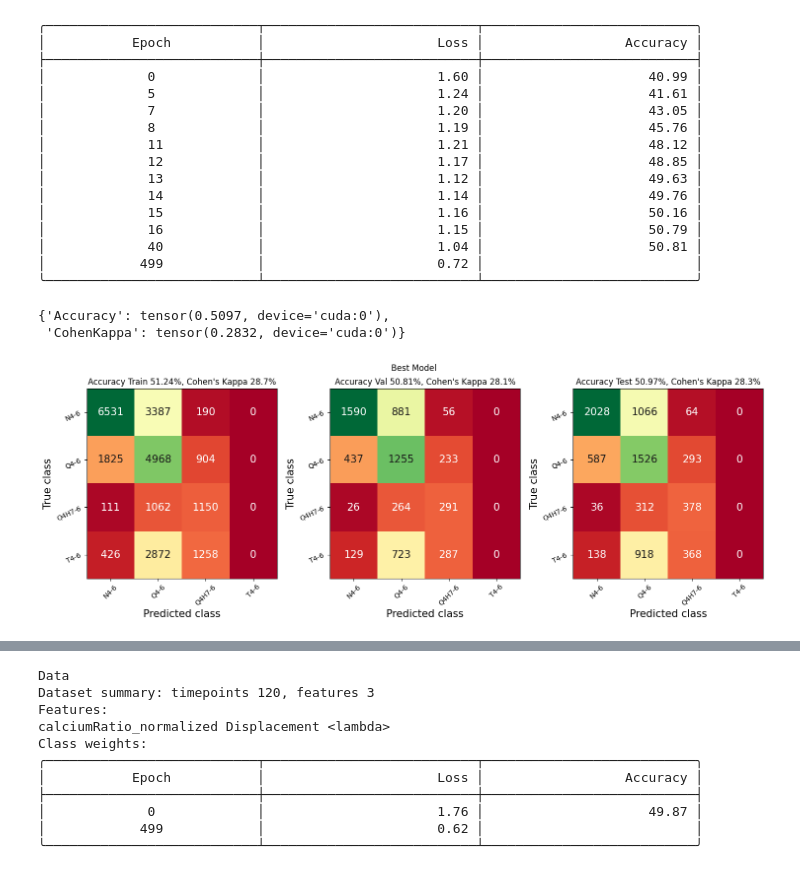
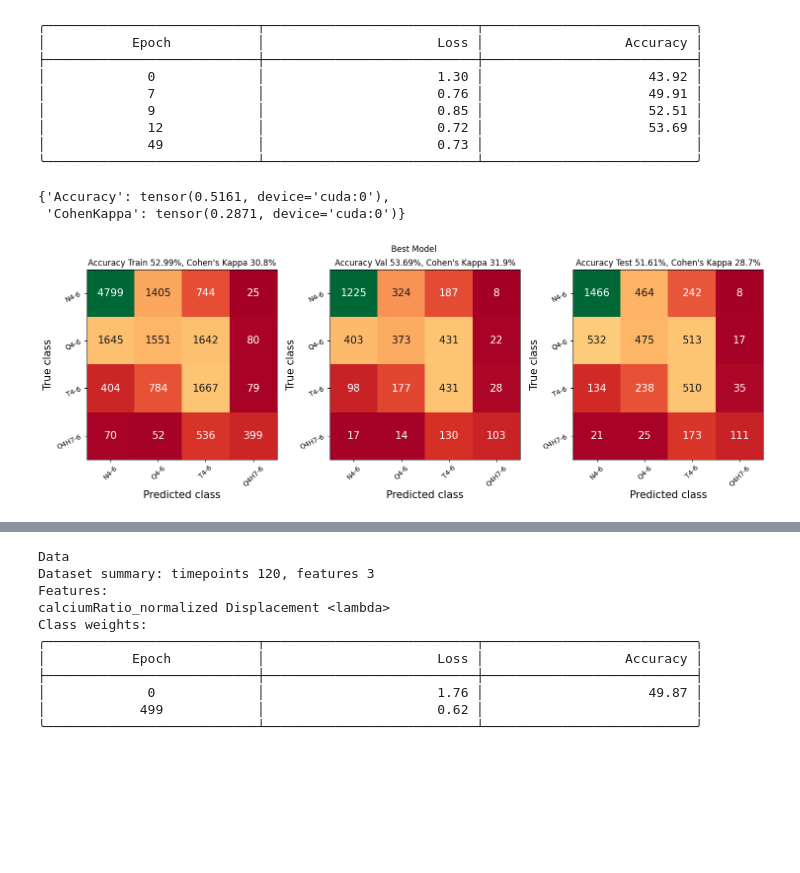
Before and after one commit to ClementPla/PycalcActivation, a Jupyter notebook: notebooks/testRegresser.ipynb, the cells around one changed output, grey strips where cells are left out. Saved outputs shown, nothing was run; the diff lists cells and outputs as text; code cells hidden in the pictures; blank space fills up the shorter version.

```diff
--- a/notebooks/testRegresser.ipynb
+++ b/notebooks/testRegresser.ipynb
@@ -98,8 +98,8 @@ from pathlib import Path
 from PycalcAct.myCustomCriterion import myCustomCriterion
 _ = torch.manual_seed(1234)
 
-# dataFolder = "//Hmr_lymph/d/SebastienThis/CalciumPredictions/Ca2-Analysis_McGill/prediction/agAffinity/datasets/trainingData/"
-dataFolder = "D:/Ca2-Analysis_McGill/prediction/agAffinity/datasets/trainingData/"
+dataFolder = "//Hmr_lymph/d/SebastienThis/CalciumPredictions/Ca2-Analysis_McGill/prediction/agAffinity/datasets/trainingData/"
+# dataFolder = "D:/Ca2-Analysis_McGill/prediction/agAffinity/datasets/trainingData/"
 
 csv_path=[dataFolder + "legend.csv", dataFolder+"calciumRatio_normalized.csv"]
 csv_pos_path = dataFolder + "position.csv"
@@ -111,7 +111,8 @@ dataset2 = Dataset(
     remove_mean=False,
     replace_nan_by_min = True,
     customFilter = False,
-    is_regression = True
+    is_regression = True,
+	augment_gt = "rand", # "rand" or "Ca"
 )
 dataset2.create_new_feature_by_operations(lambda x: np.abs(np.fft.fft(x[:, 0])))
 
@@ -130,17 +131,18 @@ model2 = MixedFCTemporalModel(
 )
 
 # Setup training
-n_epochs = 500
+
 
 trainer2 = Trainer(
     dataset2,
     model2,
     device="cuda",
-    batch_size=5000,
+    batch_size=2500,
     criterion=None,
     is_regression=True,
     use_class_weights=False,
-    regression_bounds = torch.Tensor([0.5,1.5,2.5]).to("cuda") #torch.Tensor([-12,-10,-9]).to("cuda")
+    regression_bounds_y = torch.Tensor([0.5,1.5,2.5]).to("cuda"),
+    regression_bounds_y_pred = torch.Tensor([0.5,0.8,1.7]).to("cuda"),#torch.Tensor([-12,-10,-9]).to("cuda")
 )  # You can pass your own optimizer, criterion, learning rate, weight decay and learning rate scheduler.
 
 trainer2.summary()
@@ -159,26 +172,20 @@ N4-6: 0.61 Q4-6: 0.80 Q4H7-6: 2.66 T4-6: 1.35
 # %%
+n_epochs = 50
 trainer2.train(n_epochs)
 trainer2.test("best")
 # %% [output]
 ╭───────────────────────────┬───────────────────────────┬───────────────────────────╮
 │           Epoch           │                      Loss │                  Accuracy │
 ├───────────────────────────┼───────────────────────────┼───────────────────────────┤
-│             0             │                      1.60 │                     40.99 │
-│             5             │                      1.24 │                     41.61 │
-│             7             │                      1.20 │                     43.05 │
-│             8             │                      1.19 │                     45.76 │
-│             11            │                      1.21 │                     48.12 │
-│             12            │                      1.17 │                     48.85 │
-│             13            │                      1.12 │                     49.63 │
-│             14            │                      1.14 │                     49.76 │
-│             15            │                      1.16 │                     50.16 │
-│             16            │                      1.15 │                     50.79 │
-│             40            │                      1.04 │                     50.81 │
-│            499            │                      0.72 │                           │
+│             0             │                      1.30 │                     43.92 │
+│             7             │                      0.76 │                     49.91 │
+│             9             │                      0.85 │                     52.51 │
+│             12            │                      0.72 │                     53.69 │
+│             49            │                      0.73 │                           │
 ╰───────────────────────────┴───────────────────────────┴───────────────────────────╯
-{'Accuracy': tensor(0.5097, device='cuda:0'),
- 'CohenKappa': tensor(0.2832, device='cuda:0')}
+{'Accuracy': tensor(0.5161, device='cuda:0'),
+ 'CohenKappa': tensor(0.2871, device='cuda:0')}
-[figure, old version]
+[figure, new version]
 # %%
 x, y = trainer2.dataset.test_batch(True, to_cuda=True)
 y_pred = trainer2.model(torch.Tensor(x))
```
Also changed, not shown: parts of 7 cells of this notebook, 4 other files.
